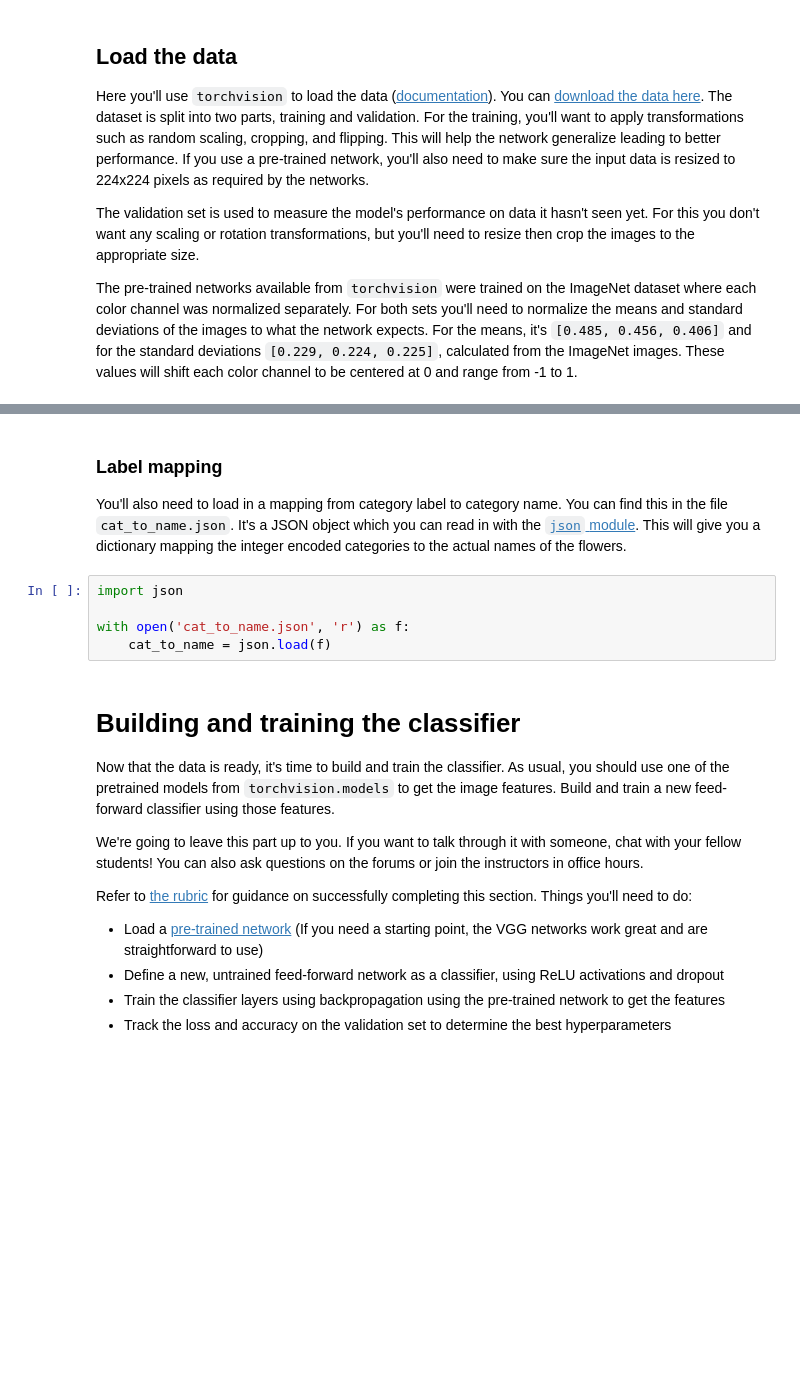
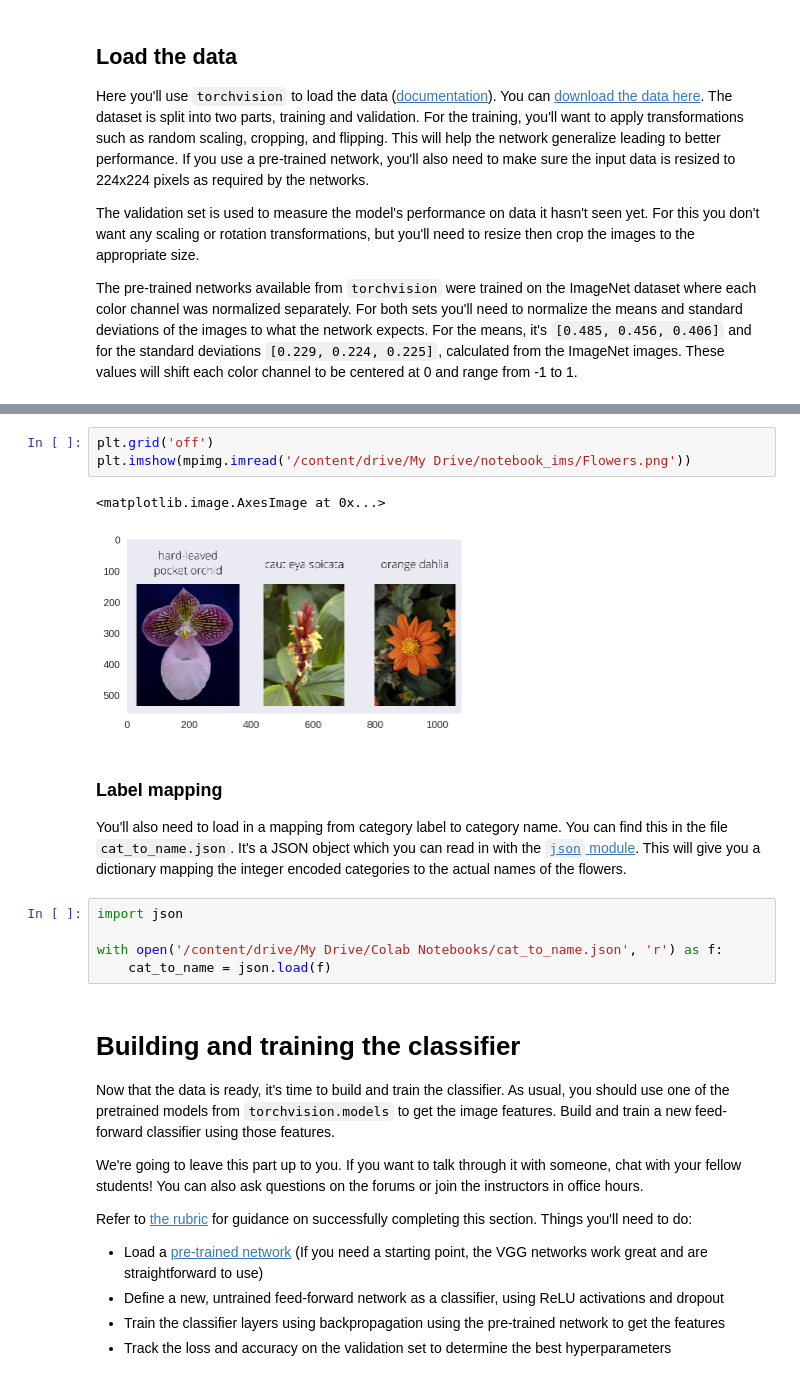
Before and after one commit to wanlipu/pytorch-challenge, a Jupyter notebook: Image_Classifier_Project_with_Colab.ipynb, the cells around one changed output, grey strips where cells are left out. Saved outputs shown, nothing was run; the diff lists cells and outputs as text; blank space fills up the shorter version.

```diff
--- a/Image_Classifier_Project_with_Colab.ipynb
+++ b/Image_Classifier_Project_with_Colab.ipynb
@@ -46,3 +145,9 @@ dataloaders =
+# %%
+plt.grid('off')
+plt.imshow(mpimg.imread('/content/drive/My Drive/notebook_ims/Flowers.png'))
+# %% [output]
+<matplotlib.image.AxesImage at 0x...>
+[figure, added]
 # %% [markdown]
 ### Label mapping
 
@@ -50,7 +155,7 @@ You'll also need to load in a mapping from category label to category name. You
 # %%
 import json
 
-with open('cat_to_name.json', 'r') as f:
+with open('/content/drive/My Drive/Colab Notebooks/cat_to_name.json', 'r') as f:
     cat_to_name = json.load(f)
 # %% [markdown]
 # Building and training the classifier
```
Also changed, not shown: parts of 25 cells of this notebook.
